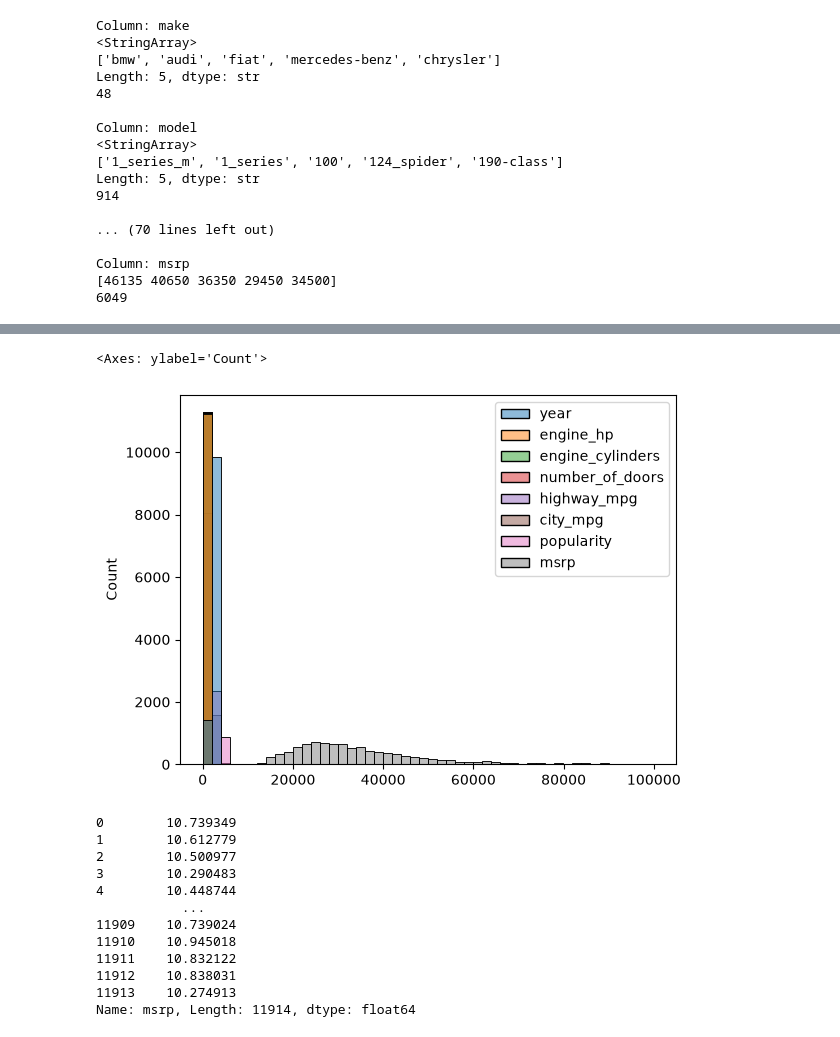
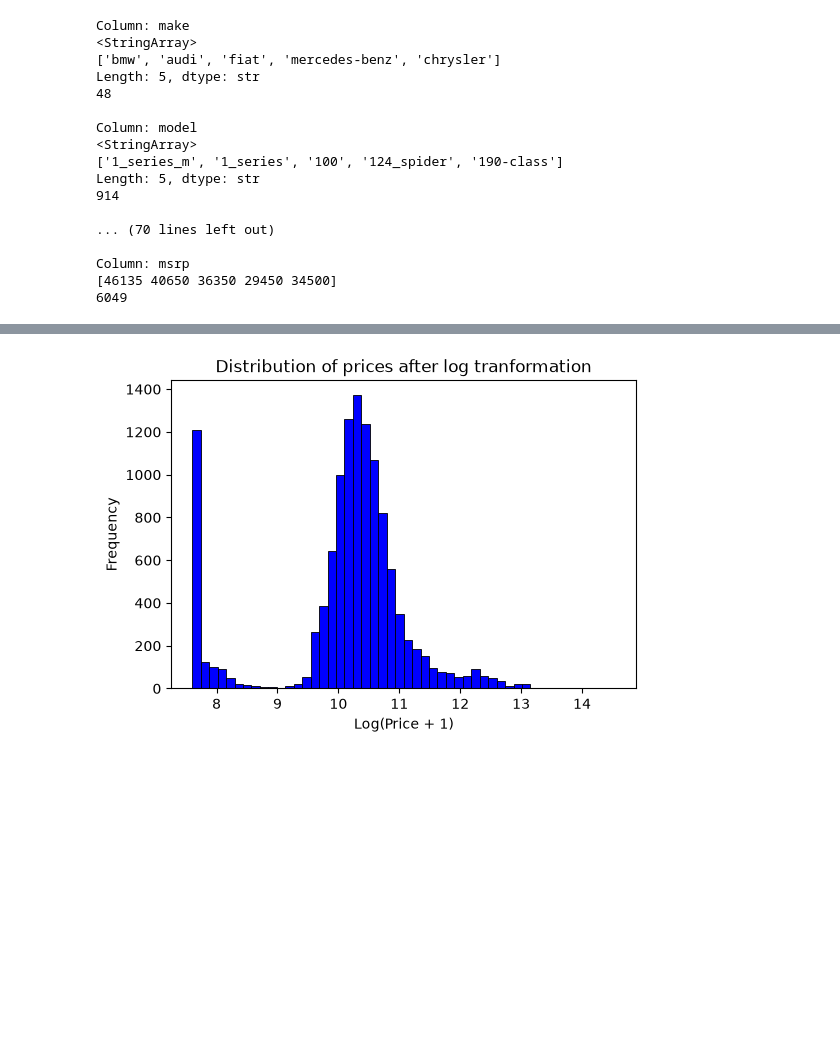
Before and after one commit to AJKossi/machine-learning-zoomcamp, a Jupyter notebook: 02-car-price/02-carprice.ipynb, the cells around one changed output, grey strips where cells are left out. Saved outputs shown, nothing was run; the diff lists cells and outputs as text; code cells hidden in the pictures; blank space fills up the shorter version.

```diff
--- a/02-car-price/02-carprice.ipynb
+++ b/02-car-price/02-carprice.ipynb
@@ -205,22 +215,14 @@ sns.histplot(car_df[car_df.msrp < 10000], bins=50)
-# %%
-sns.histplot(car_df[car_df.msrp < 100000], bins=50)
-# %% [output]
-<Axes: ylabel='Count'>
-[figure, removed]
 # %%
-import numpy as np
-price_logs = np.log1p(car_df.msrp)
-price_logs
+#Remove outliers and apply log transformation to the 'msrp' column to visualize the distribution of car prices after transformation.
+log_price = np.log1p(car_df.msrp)
+
+plt.figure(figsize=(6, 4))
+
+sns.histplot(log_price, bins=50, color='blue', alpha=1)
+plt.ylabel('Frequency')
+plt.xlabel('Log(Price + 1)')
+plt.title('Distribution of prices after log tranformation')
+
+plt.show()
 # %% [output]
-0        10.739349
-1        10.612779
-2        10.500977
-3        10.290483
-4        10.448744
-           ...
-11909    10.739024
-11910    10.945018
-11911    10.832122
-11912    10.838031
-11913    10.274913
-Name: msrp, Length: 11914, dtype: float64
+[figure, added]
```
Also changed, not shown: parts of 13 cells of this notebook, 3 other files.
